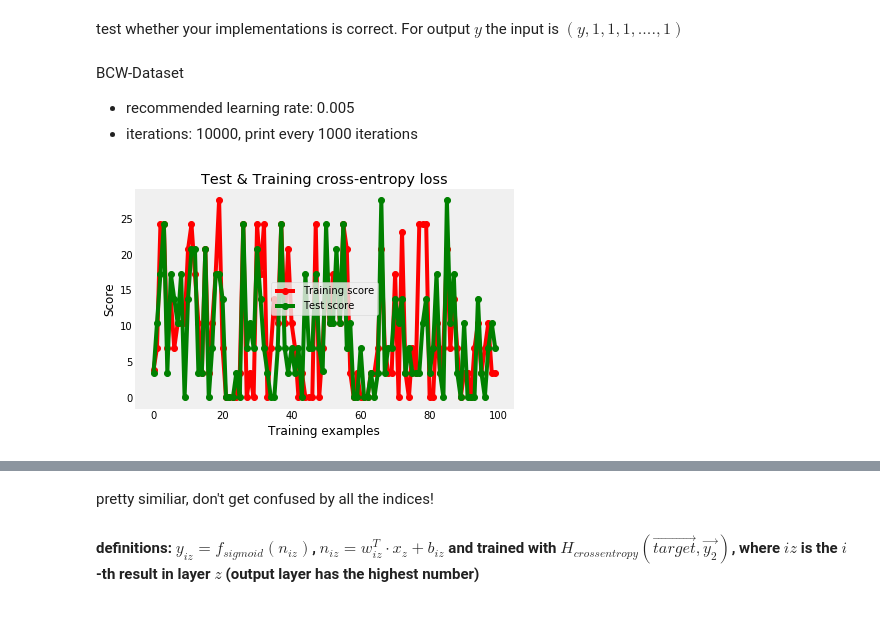
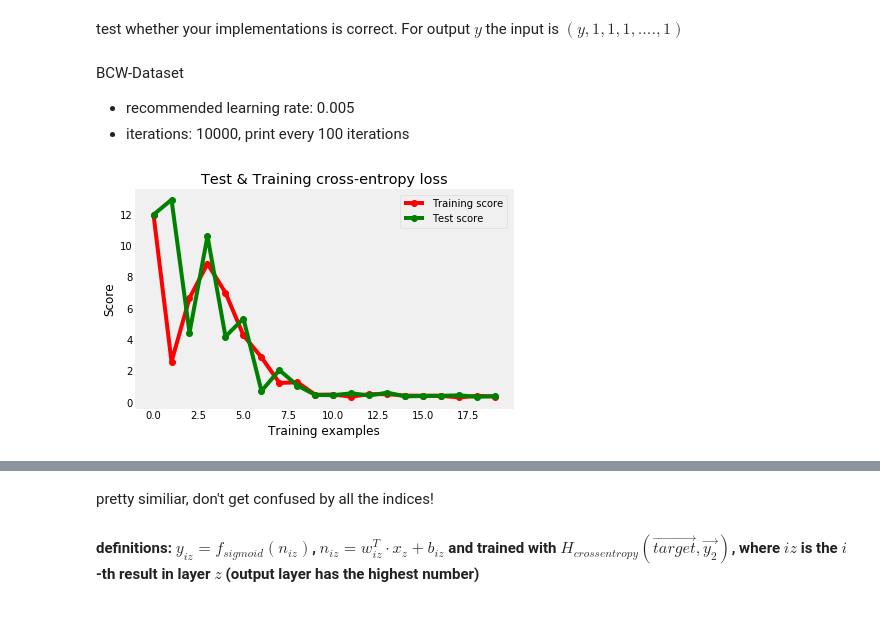
Before and after one commit to hackundsoehne/2018-DL-HandsOn, a Jupyter notebook: Basics/notebooks/3-Backward-Propagation-solution.ipynb, the cells around one changed output, grey strips where cells are left out. Drawn from its saved outputs; the diff is of its cells as text; code cells hidden in the pictures.

Commit message:
progress on backward-assignments

```diff
--- a/Basics/notebooks/3-Backward-Propagation-solution.ipynb
+++ b/Basics/notebooks/3-Backward-Propagation-solution.ipynb
@@ -94,7 +95,7 @@ def backwardPass(train_x, train_y):
     res = forewardPass(train_x)
     gradient = np.dot(res - train_y, train_x)
     temp = res - train_y
-    newWeights = backwardB.getWeights() - (0.005) * np.sum(gradient, axis=0)
+    newWeights = backwardB.getWeights() - (0.005) * np.mean(gradient, axis=0)
     backwardB.setWeights(newWeights)
     newBias = backwardB.getBias() - (0.005) * np.sum(temp)
     backwardB.setBias(newBias)
@@ -107,14 +108,14 @@ train = backwardB.getTrainID(backwardPass, forewardPass)
 # %% [markdown]
  BCW-Dataset
  - recommended learning rate: 0.005
- - iterations: 10000, print every 1000 iterations
+ - iterations: 10000, print every 100 iterations
 # %%
 backwardB.resetWeights()
 train = backwardB.getTrain(backwardPass, forewardPass)
 # %%
-train.train(1000,10)
+train.train(100,5)
 # %% [output]
-[figure, old version]
+[figure, new version]
 # %% [markdown]
 ## Putting it together: MNIST
 ![alt text](/assets/mlp_model.png)
```
Also changed, not shown: parts of 1 cell of this notebook, 1 other file.
